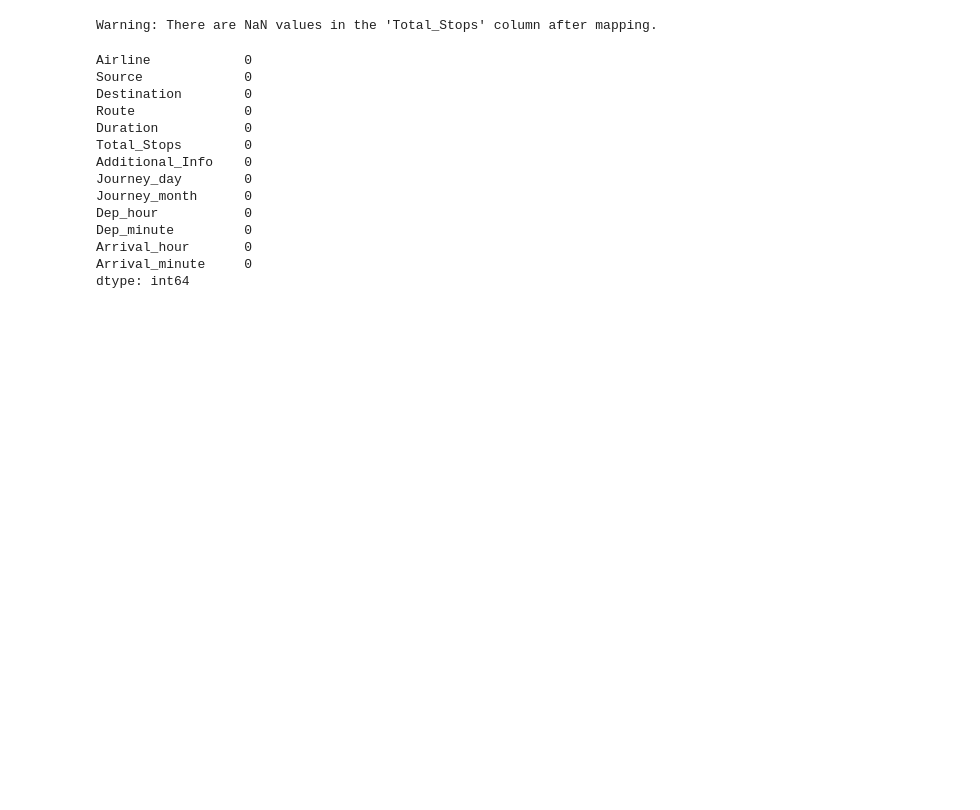
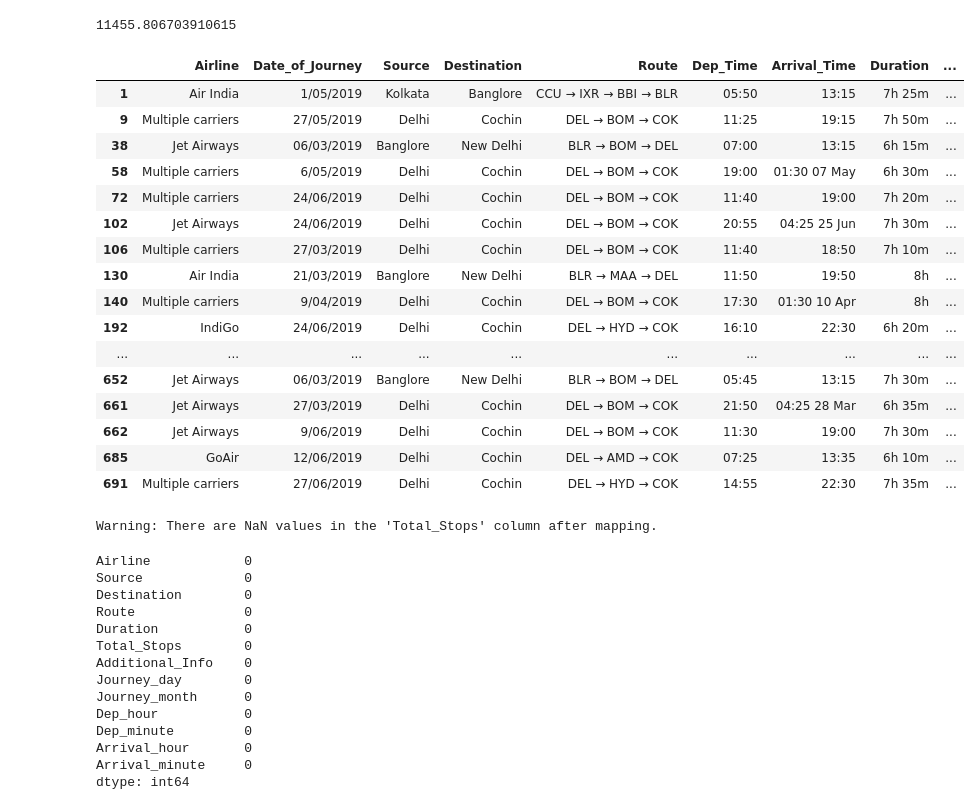
Before and after one commit to alexturnbull/DataSci, a Jupyter notebook: ML/TicketPrice/live_model/prediction_test.ipynb, the cells around one changed output. Saved outputs shown, nothing was run; the diff lists cells and outputs as text; code cells hidden in the pictures; blank space fills up the shorter version.

```diff
--- a/ML/TicketPrice/live_model/prediction_test.ipynb
+++ b/ML/TicketPrice/live_model/prediction_test.ipynb
@@ -15,3 +35,32 @@ Path to dataset files: C:\Users\Alex\.cache\kagglehub\datasets\ibrahimelsayed182
+# %%
+#select fligths with a durateion between 6 and 8 hours
+data2 = raw[raw['Duration'] >= '6h']
+data2 = data2[data2['Duration'] <= '8h']
+#get the average price of the flights
+average_price = data2['Price'].mean()
+print(average_price)
+# %% [output]
+11455.806703910615
+# %%
+data2.head(50)
+# %% [output]
+|  | Airline | Date_of_Journey | Source | Destination | Route | Dep_Time | Arrival_Time | Duration | ... |
+| 1 | Air India | 1/05/2019 | Kolkata | Banglore | CCU → IXR → BBI → BLR | 05:50 | 13:15 | 7h 25m | ... |
+| 9 | Multiple carriers | 27/05/2019 | Delhi | Cochin | DEL → BOM → COK | 11:25 | 19:15 | 7h 50m | ... |
+| 38 | Jet Airways | 06/03/2019 | Banglore | New Delhi | BLR → BOM → DEL | 07:00 | 13:15 | 6h 15m | ... |
+| 58 | Multiple carriers | 6/05/2019 | Delhi | Cochin | DEL → BOM → COK | 19:00 | 01:30 07 May | 6h 30m | ... |
+| 72 | Multiple carriers | 24/06/2019 | Delhi | Cochin | DEL → BOM → COK | 11:40 | 19:00 | 7h 20m | ... |
+| 102 | Jet Airways | 24/06/2019 | Delhi | Cochin | DEL → BOM → COK | 20:55 | 04:25 25 Jun | 7h 30m | ... |
+| 106 | Multiple carriers | 27/03/2019 | Delhi | Cochin | DEL → BOM → COK | 11:40 | 18:50 | 7h 10m | ... |
+| 130 | Air India | 21/03/2019 | Banglore | New Delhi | BLR → MAA → DEL | 11:50 | 19:50 | 8h | ... |
+| 140 | Multiple carriers | 9/04/2019 | Delhi | Cochin | DEL → BOM → COK | 17:30 | 01:30 10 Apr | 8h | ... |
+| 192 | IndiGo | 24/06/2019 | Delhi | Cochin | DEL → HYD → COK | 16:10 | 22:30 | 6h 20m | ... |
+| ... | ... | ... | ... | ... | ... | ... | ... | ... | ... |
+| 652 | Jet Airways | 06/03/2019 | Banglore | New Delhi | BLR → BOM → DEL | 05:45 | 13:15 | 7h 30m | ... |
+| 661 | Jet Airways | 27/03/2019 | Delhi | Cochin | DEL → BOM → COK | 21:50 | 04:25 28 Mar | 6h 35m | ... |
+| 662 | Jet Airways | 9/06/2019 | Delhi | Cochin | DEL → BOM → COK | 11:30 | 19:00 | 7h 30m | ... |
+| 685 | GoAir | 12/06/2019 | Delhi | Cochin | DEL → AMD → COK | 07:25 | 13:35 | 6h 10m | ... |
+| 691 | Multiple carriers | 27/06/2019 | Delhi | Cochin | DEL → HYD → COK | 14:55 | 22:30 | 7h 35m | ... |
 # %%
 # Load the label encoders and the scaler
 label_encoders = joblib.load(r'C:\Projects\DataSci\ML\TicketPrice\live_model\model_outputs\label_encoders.pkl')
```
Also changed, not shown: parts of 3 cells of this notebook, 6 other files.
